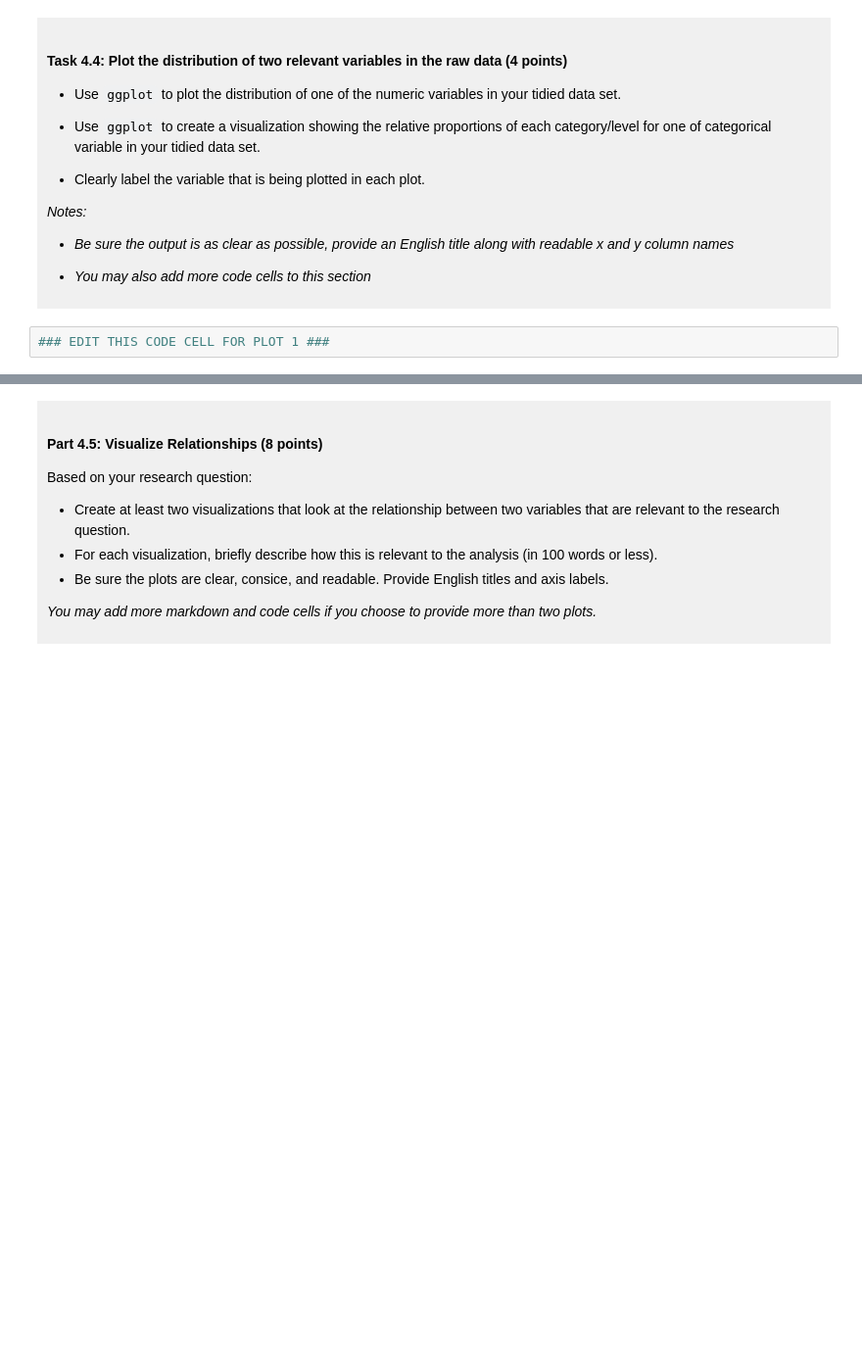
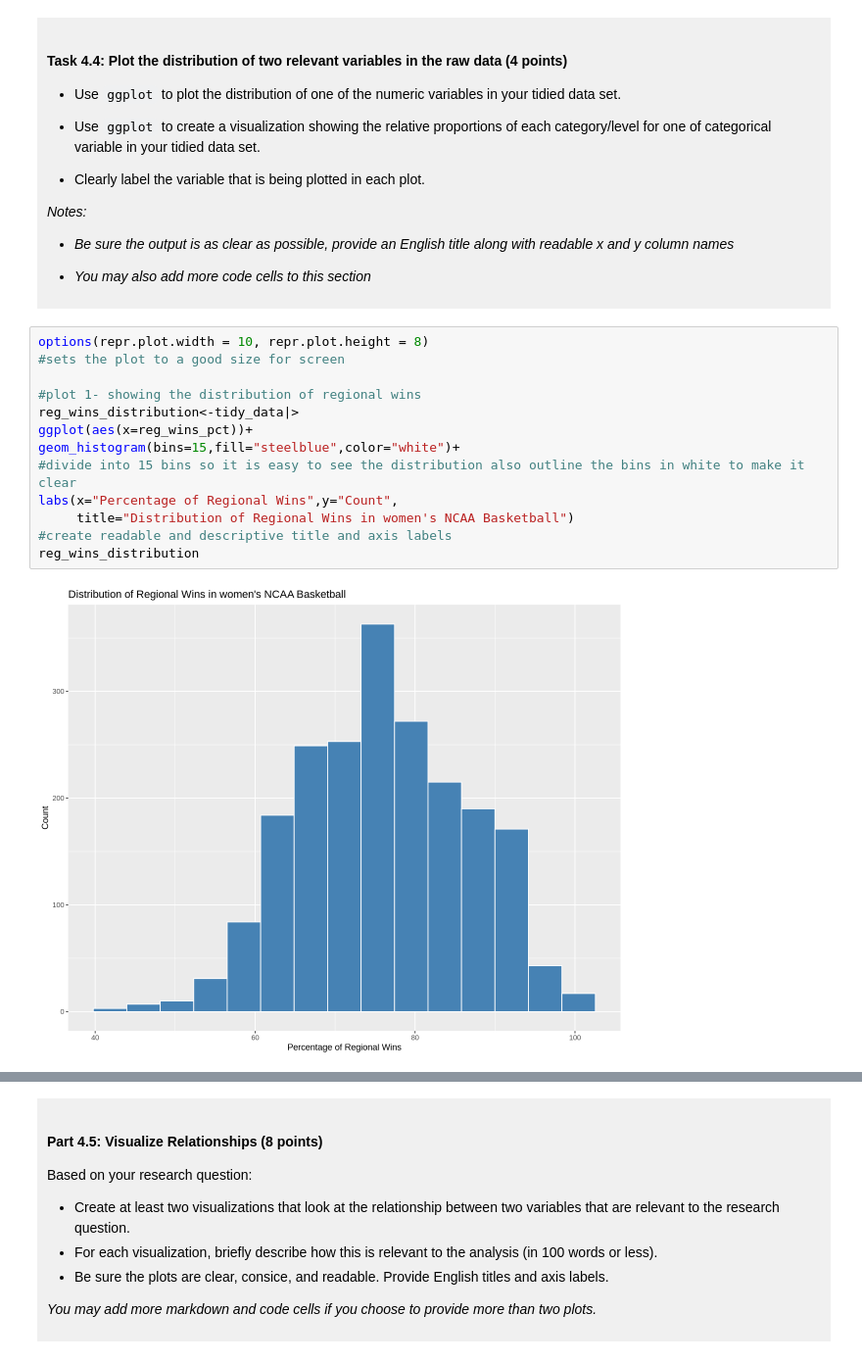
Before and after one commit to paulaherrera01/dsci-100-project-paula-herrera-trujillo, a Jupyter notebook: dsci-100-project-notebook.ipynb, the cells around one changed output, grey strips where cells are left out. Shown at 98% size. Saved outputs shown, nothing was run; the diff lists cells and outputs as text; blank space fills up the shorter version.

```diff
--- a/dsci-100-project-notebook.ipynb
+++ b/dsci-100-project-notebook.ipynb
@@ -297,5 +338,18 @@ You will refine your research question (if needed) and produce a tidy data set.
 
 </div>
 # %%
-### EDIT THIS CODE CELL FOR PLOT 1 ###
+options(repr.plot.width = 10, repr.plot.height = 8)
+#sets the plot to a good size for screen
+
+#plot 1- showing the distribution of regional wins
+reg_wins_distribution<-tidy_data|>
+ggplot(aes(x=reg_wins_pct))+
+geom_histogram(bins=15,fill="steelblue",color="white")+
+#divide into 15 bins so it is easy to see the distribution also outline the bins in white to make it clear
+labs(x="Percentage of Regional Wins",y="Count",
+     title="Distribution of Regional Wins in women's NCAA Basketball")
+#create readable and descriptive title and axis labels
+reg_wins_distribution
+# %% [output]
+[figure, added]
 # %%
```
Also changed, not shown: parts of 11 cells of this notebook.
